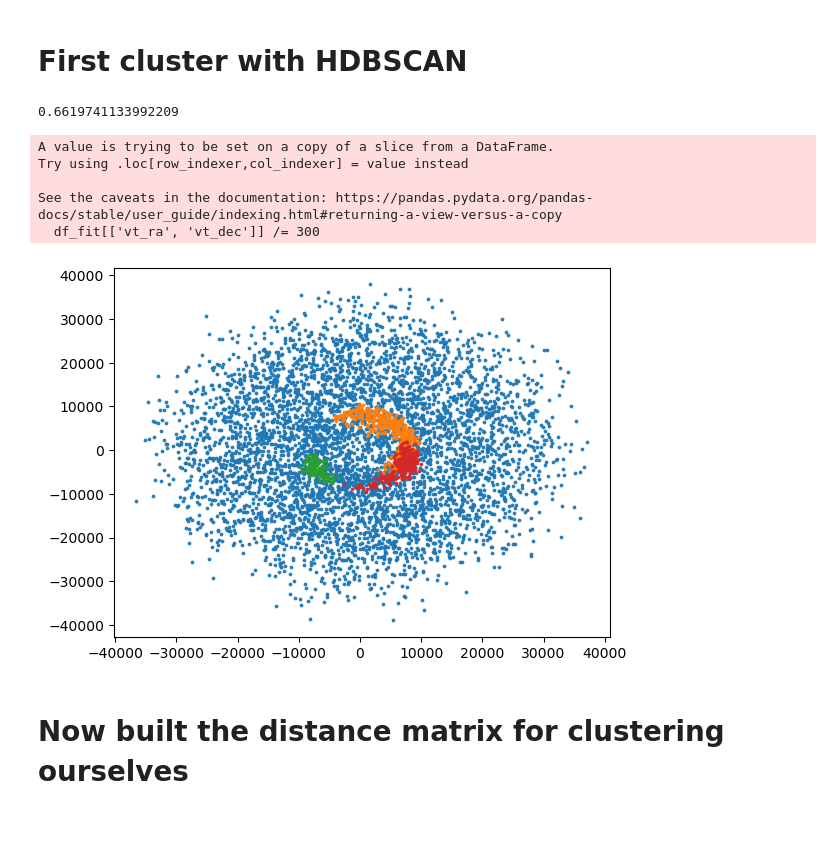
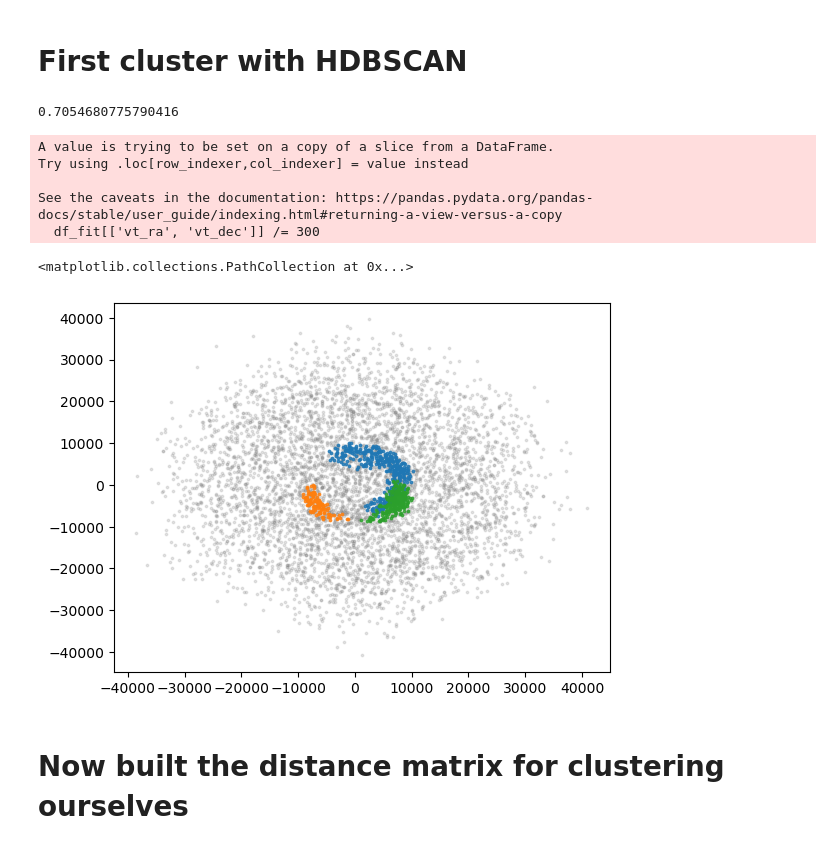
Before and after one commit to ratzenboe/local-clustering, a Jupyter notebook: simple_simulator.ipynb, the cells around one changed output. Drawn from its saved outputs; the diff is of its cells as text; code cells hidden in the pictures.

```diff
--- a/simple_simulator.ipynb
+++ b/simple_simulator.ipynb
@@ -179,27 +180,31 @@ plt.hist(dist_vt[i, j], bins=bins, log=True, histtype='step', lw=2);
 # %%
 # Cluster data naively using HDBSCAN
 clusterer_classic = hdbscan.HDBSCAN(min_cluster_size=30, metric='l2')
 df_fit = df[['x', 'y', 'z', 'vt_ra', 'vt_dec']]
 df_fit[['vt_ra', 'vt_dec']] /= 300
 clusterer_classic.fit(df_fit)
 
 labels_classic = clusterer_classic.labels_
 # labels_classic[labels_classic == 1] = 0
 print(normalized_mutual_info_score(labels, labels_classic))
 
 x_col = 'vt_ra'
 y_col = 'vt_dec'
 for l_i in np.unique(labels_classic):
     idx_sel = labels_classic == l_i
-    plt.scatter(df.loc[idx_sel, x_col], df.loc[idx_sel, y_col], s=3, alpha=alpha)
+    if l_i != -1:
+        plt.scatter(df.loc[idx_sel, x_col], df.loc[idx_sel, y_col], s=3, alpha=0.8, zorder=1)
+
+plt.scatter(df.loc[labels_classic==-1, x_col], df.loc[labels_classic==-1, y_col], s=3, alpha=0.2, c='tab:grey', zorder=0)
 # %% [output]
-0.6619741133992209
+0.7054680775790416
 A value is trying to be set on a copy of a slice from a DataFrame.
 Try using .loc[row_indexer,col_indexer] = value instead
 
 See the caveats in the documentation: https://pandas.pydata.org/pandas-docs/stable/user_guide/indexing.html#returning-a-view-versus-a-copy
   df_fit[['vt_ra', 'vt_dec']] /= 300
+<matplotlib.collections.PathCollection at 0x...>
-[figure, old version]
+[figure, new version]
 # %% [markdown]
 # Now built the distance matrix for clustering ourselves
 # %%
```
Also changed, not shown: parts of 21 cells of this notebook.
